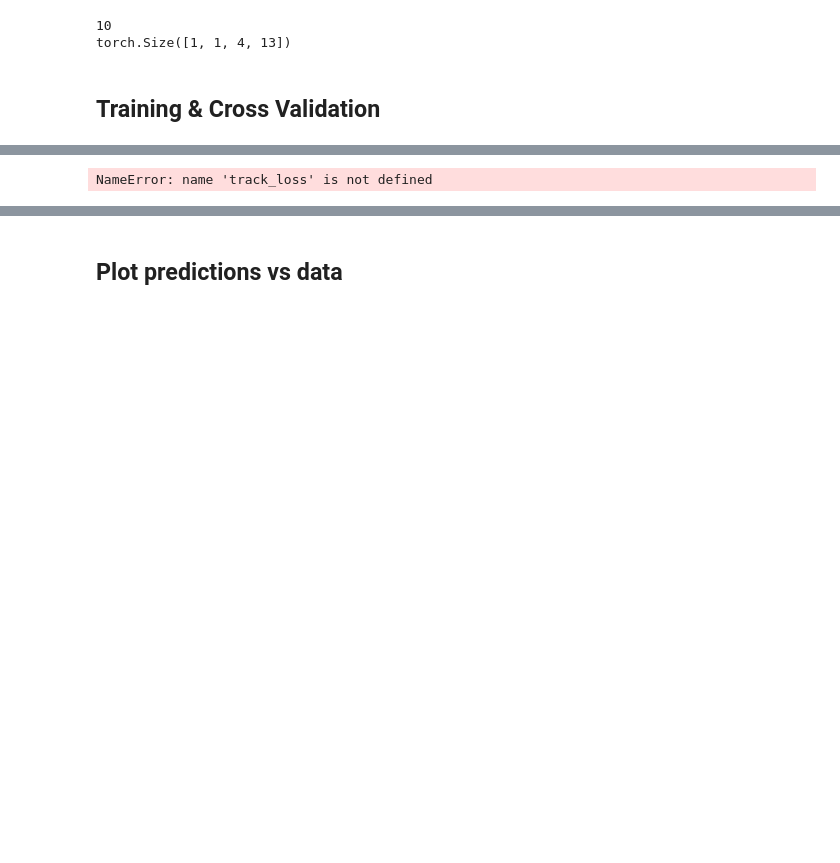
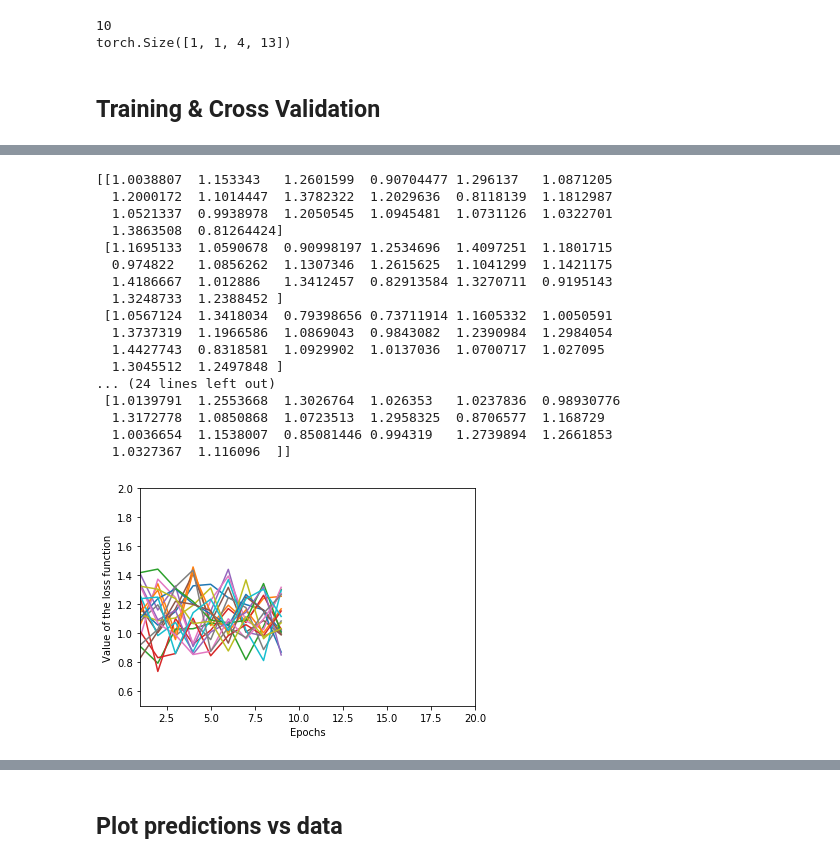
Before and after one commit to achapet/Deep_learning_Intership, a Jupyter notebook: Totest_withcrossvalidation.ipynb, the cells around one changed output, grey strips where cells are left out. Drawn from its saved outputs; the diff is of its cells as text; code cells hidden in the pictures; blank space fills up the shorter version.

```diff
--- a/Totest_withcrossvalidation.ipynb
+++ b/Totest_withcrossvalidation.ipynb
@@ -186,0 +193,19 @@ def eval(model, data):
+# %%
+# Choice of optimizer & loss function => MSE
+# Using backpropagation
+
+# Initiate the hyperparameters
+number_epochs = 20
+track_loss = []
+loss_func = nn.MSELoss().cuda()
+k_fold = 10
+
+# Define dataset and initialize mini-batch data
+x = X_torch[train_inds]
+y = Y_torch[train_inds]
+num_data = x.shape[0]
+num_dev_data = int(num_data/k_fold) #evalutation data amount
+fit_store = np.tile(0,(k_fold,number_epochs))
+fit_store = torch.from_numpy(fit_store).float().cuda()
+
+print(num_data - num_dev_data, num_dev_data)
@@ -254,8 +296,31 @@ SyntaxError: invalid syntax (<ipython-input-21-cbe6069d8ac4>, line 23)
 # %%
 # Plotting of the loss function
-plt.plot(track_loss)
+time = np.array(range(0, number_epochs))
+time = np.tile(time, (10,1))
+fit_plot = fit_store.data.cpu().numpy()
+print(fit_plot)
+plt.plot(fit_plot)
+plt.axis([1,20, 0.5, 2])
+
 plt.ylabel('Value of the loss function')
-plt.xlabel('Time')
+plt.xlabel('Epochs')
 plt.show()
 # %% [output]
-NameError: name 'track_loss' is not defined
+[[1.0038807  1.153343   1.2601599  0.90704477 1.296137   1.0871205
+  1.2000172  1.1014447  1.3782322  1.2029636  0.8118139  1.1812987
+  1.0521337  0.9938978  1.2050545  1.0945481  1.0731126  1.0322701
+  1.3863508  0.81264424]
+ [1.1695133  1.0590678  0.90998197 1.2534696  1.4097251  1.1801715
+  0.974822   1.0856262  1.1307346  1.2615625  1.1041299  1.1421175
+  1.4186667  1.012886   1.3412457  0.82913584 1.3270711  0.9195143
+  1.3248733  1.2388452 ]
+ [1.0567124  1.3418034  0.79398656 0.73711914 1.1605332  1.0050591
+  1.3737319  1.1966586  1.0869043  0.9843082  1.2390984  1.2984054
+  1.4427743  0.8318581  1.0929902  1.0137036  1.0700717  1.027095
+  1.3045512  1.2497848 ]
+... (24 lines left out)
+ [1.0139791  1.2553668  1.3026764  1.026353   1.0237836  0.98930776
+  1.3172778  1.0850868  1.0723513  1.2958325  0.8706577  1.168729
+  1.0036654  1.1538007  0.85081446 0.994319   1.2739894  1.2661853
+  1.0327367  1.116096  ]]
+[figure, added]
```
Also changed, not shown: parts of 17 cells of this notebook.
